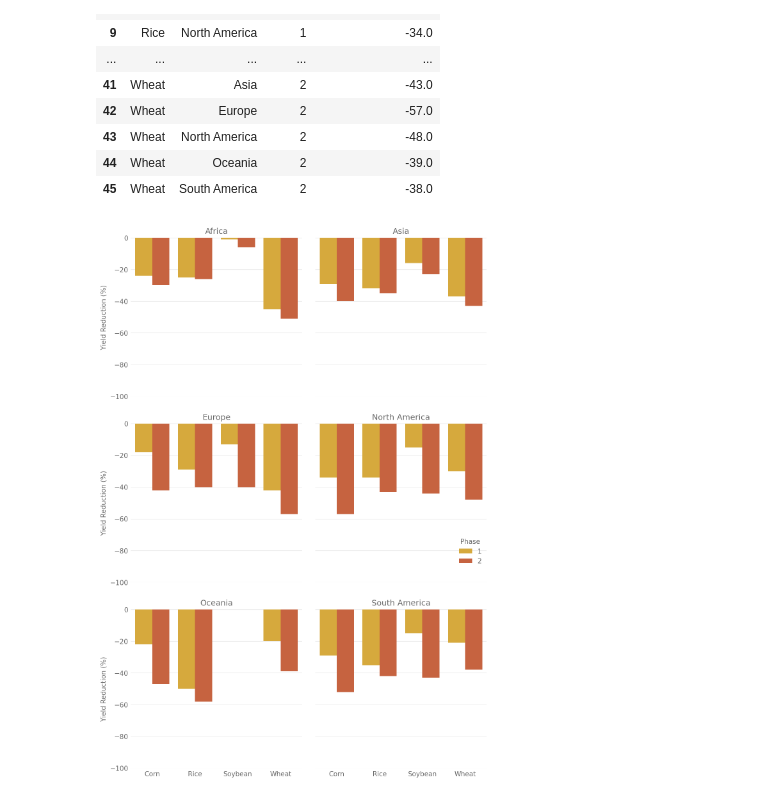
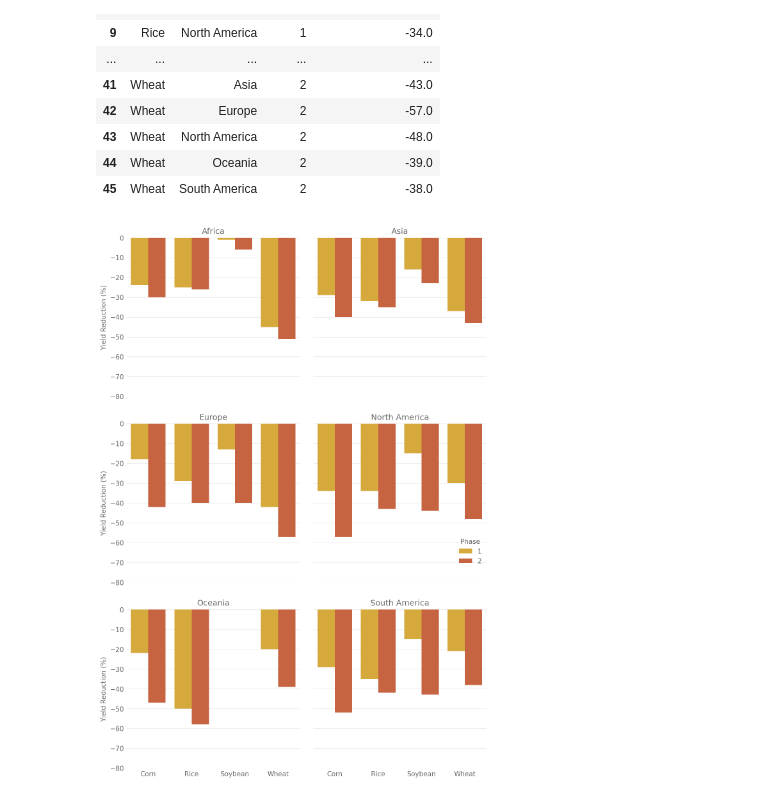
Before and after one commit to allfed/LosingIndustryCropYields, a Jupyter notebook: scripts/Reduction_by_continent.ipynb, the cells around one changed output. Cells and saved outputs as stored; diff of their text form; code cells hidden in the pictures.

Commit message:
Updated global figure

```diff
--- a/scripts/Reduction_by_continent.ipynb
+++ b/scripts/Reduction_by_continent.ipynb
@@ -53,32 +53,32 @@ g = sns.catplot(
         x='Crop',
         y='Yield Reduction (%)',
         col="Continent",
         hue='Phase',
         kind='bar',
         height=4,
         aspect=1,
         col_wrap=2,
         palette= ['#F0B323', '#DC582A']
     )
 # Adjust the legend position
 g._legend.set_bbox_to_anchor([0.95, 0.4])
 
 # Set the titles for each subplot
 for ax in g.axes.flat:
     region = ax.get_title().split(' = ')[1]
     ax.set_title(region)
-    ax.set_ylim(-100, 0)
+    ax.set_ylim(-80, 0)
     ax.set_ylabel("Yield Reduction (%)")
     ax.set_xlabel("")
     # Hide borders
     ax.spines["bottom"].set_visible(False)
     ax.spines["left"].set_visible(False)
 
 
 # Adjust the spacing between subplots
 g.fig.tight_layout(pad=2)
 
 # Show the plot
 plt.savefig("../" + os.sep + "reports" + os.sep + "figures" + os.sep + "yield_reduction_by_region.png", dpi=300, bbox_inches='tight')
 # %% [output]
-[figure, old version]
+[figure, new version]
```
Also changed, not shown: 1 other file.
